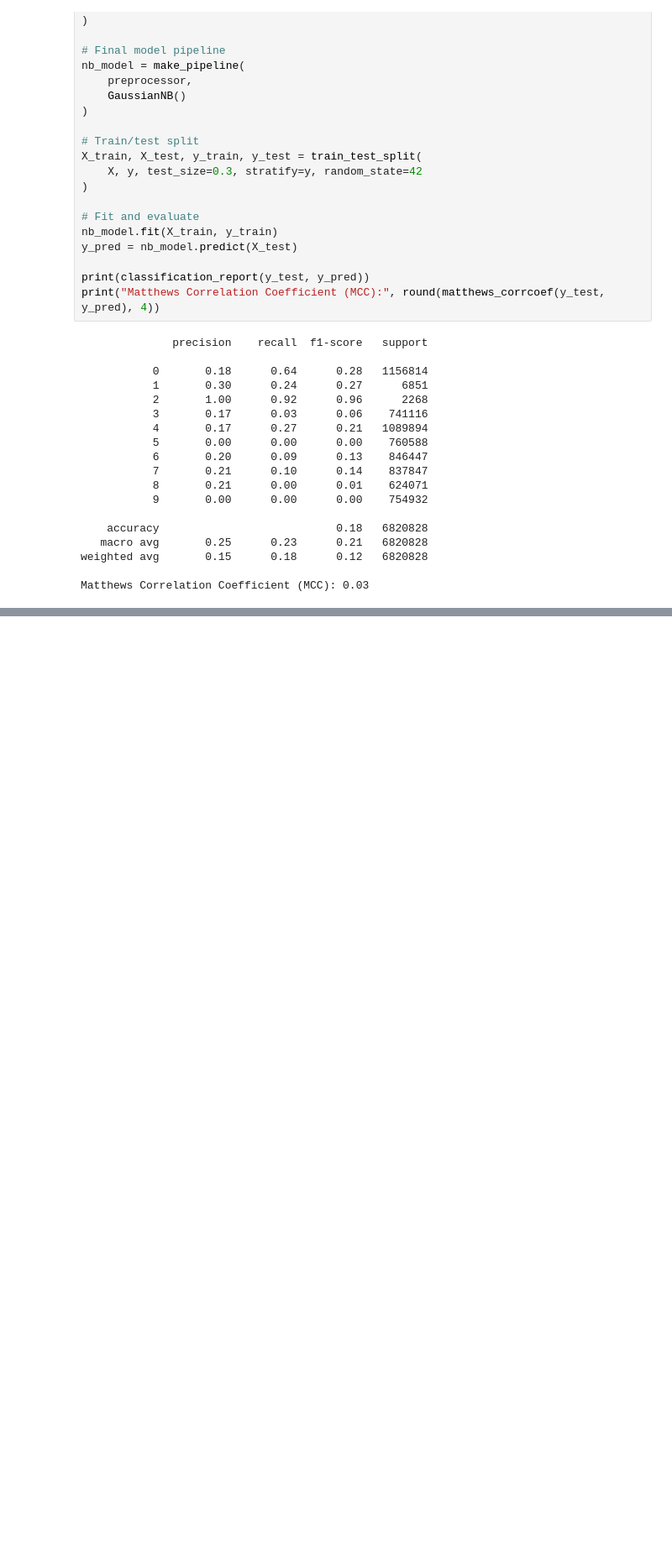
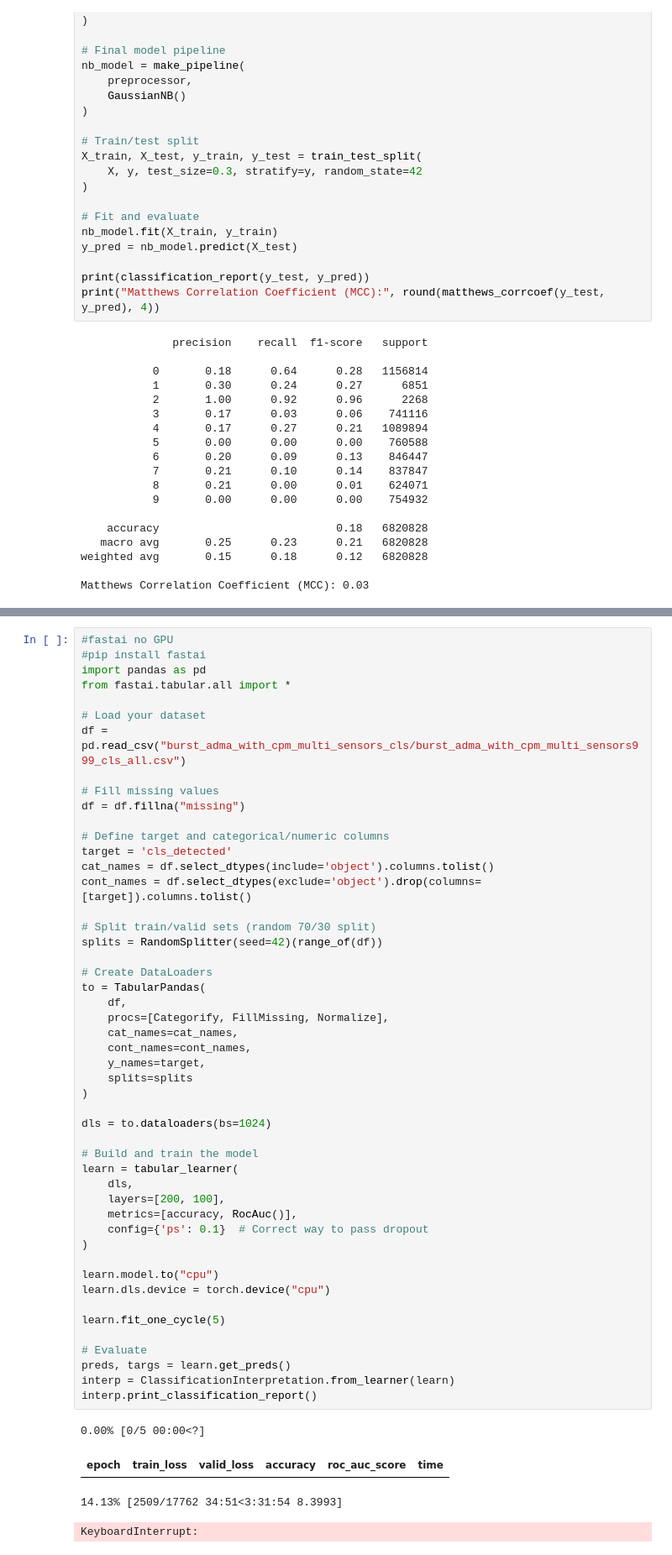
Before and after one commit to mfyuce/EvolveGCNOi_CPM, a Jupyter notebook: decision_tree_tries.ipynb, the cells around one changed output, grey strips where cells are left out. Shown: that part at 84% size. Drawn from its saved outputs; the diff is of its cells as text; blank space fills up the shorter version.

```diff
--- a/decision_tree_tries.ipynb
+++ b/decision_tree_tries.ipynb
@@ -875,0 +926,54 @@ print("MCC:", round(matthews_corrcoef(y_test, y_pred_labels), 4))
+# %%
+#fastai no GPU
+#pip install fastai
+import pandas as pd
+from fastai.tabular.all import *
+
+# Load your dataset
+df = pd.read_csv("burst_adma_with_cpm_multi_sensors_cls/burst_adma_with_cpm_multi_sensors999_cls_all.csv")
+
+# Fill missing values
+df = df.fillna("missing")
+
+# Define target and categorical/numeric columns
+target = 'cls_detected'
+cat_names = df.select_dtypes(include='object').columns.tolist()
+cont_names = df.select_dtypes(exclude='object').drop(columns=[target]).columns.tolist()
+
+# Split train/valid sets (random 70/30 split)
+splits = RandomSplitter(seed=42)(range_of(df))
+
+# Create DataLoaders
+to = TabularPandas(
+    df,
+    procs=[Categorify, FillMissing, Normalize],
+    cat_names=cat_names,
+    cont_names=cont_names,
+    y_names=target,
+    splits=splits
+)
+
+dls = to.dataloaders(bs=1024)
+
+# Build and train the model
+learn = tabular_learner(
+    dls,
+    layers=[200, 100],
+    metrics=[accuracy, RocAuc()],
+    config={'ps': 0.1}  # Correct way to pass dropout
+)
+
+learn.model.to("cpu")
+learn.dls.device = torch.device("cpu")
+
+learn.fit_one_cycle(5)
+
+# Evaluate
+preds, targs = learn.get_preds()
+interp = ClassificationInterpretation.from_learner(learn)
+interp.print_classification_report()
+# %% [output]
+0.00% [0/5 00:00<?]
+| epoch | train_loss | valid_loss | accuracy | roc_auc_score | time |
+14.13% [2509/17762 34:51<3:31:54 8.3993]
+KeyboardInterrupt:
```
Also changed, not shown: parts of 6 cells of this notebook, 4 other files.
